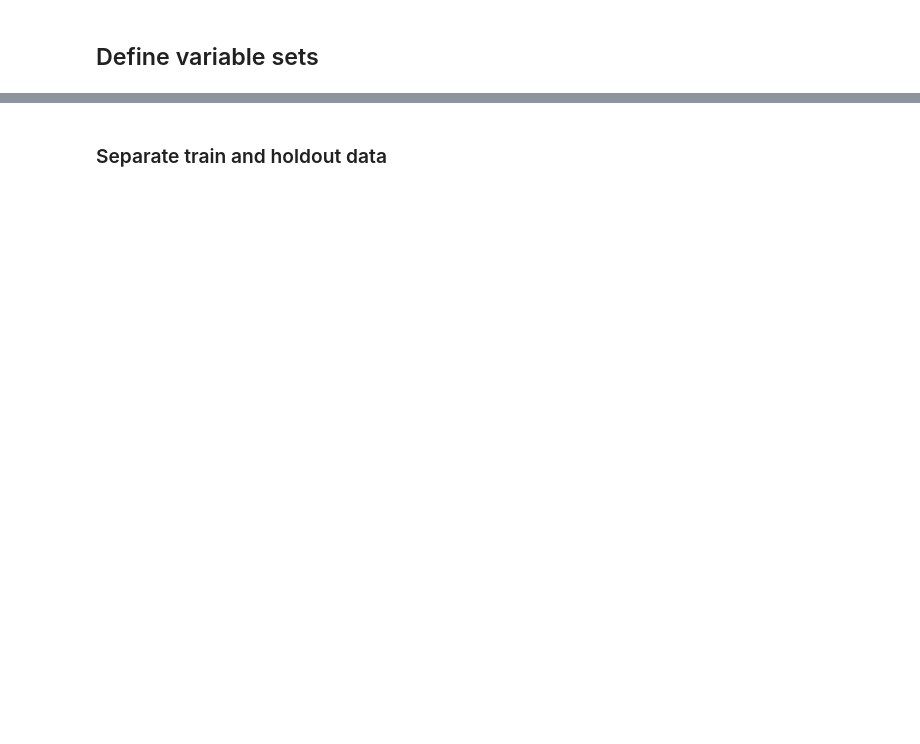
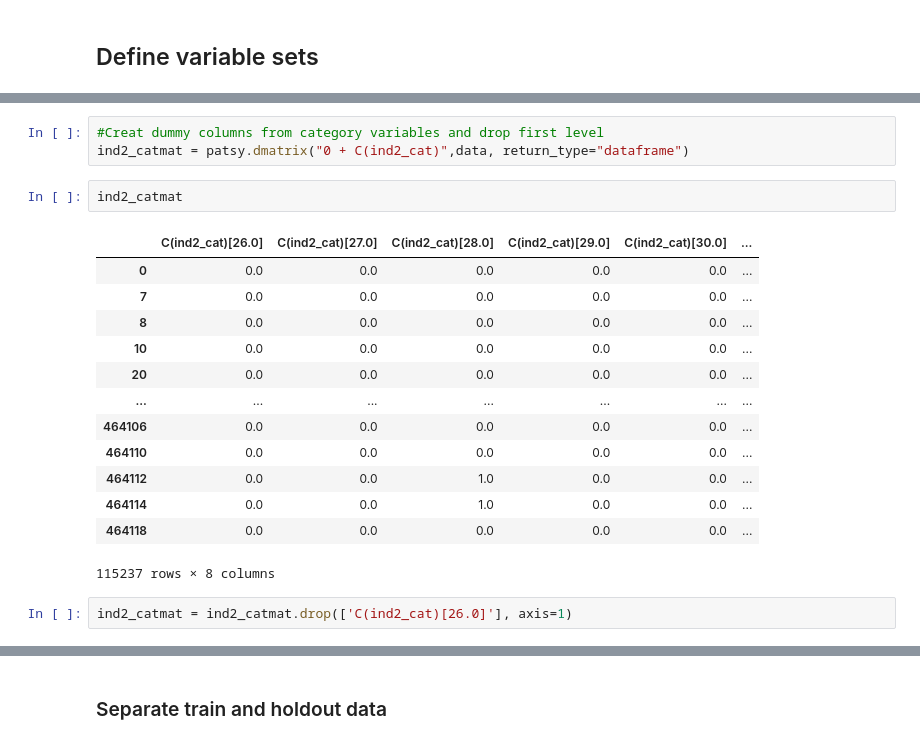
Before and after one commit to mateschieszler/DA3-A3, a Jupyter notebook: DA3_A3_code.ipynb, the cells around one changed output, grey strips where cells are left out. Saved outputs shown, nothing was run; the diff lists cells and outputs as text; blank space fills up the shorter version.

```diff
--- a/DA3_A3_code.ipynb
+++ b/DA3_A3_code.ipynb
@@ -964,0 +1012,21 @@ data.shape
+# %%
+#Creat dummy columns from category variables and drop first level
+ind2_catmat = patsy.dmatrix("0 + C(ind2_cat)",data, return_type="dataframe")
+# %%
+ind2_catmat
+# %% [output]
+|  | C(ind2_cat)[26.0] | C(ind2_cat)[27.0] | C(ind2_cat)[28.0] | C(ind2_cat)[29.0] | C(ind2_cat)[30.0] | ... |
+| 0 | 0.0 | 0.0 | 0.0 | 0.0 | 0.0 | ... |
+| 7 | 0.0 | 0.0 | 0.0 | 0.0 | 0.0 | ... |
+| 8 | 0.0 | 0.0 | 0.0 | 0.0 | 0.0 | ... |
+| 10 | 0.0 | 0.0 | 0.0 | 0.0 | 0.0 | ... |
+| 20 | 0.0 | 0.0 | 0.0 | 0.0 | 0.0 | ... |
+| ... | ... | ... | ... | ... | ... | ... |
+| 464106 | 0.0 | 0.0 | 0.0 | 0.0 | 0.0 | ... |
+| 464110 | 0.0 | 0.0 | 0.0 | 0.0 | 0.0 | ... |
+| 464112 | 0.0 | 0.0 | 1.0 | 0.0 | 0.0 | ... |
+| 464114 | 0.0 | 0.0 | 1.0 | 0.0 | 0.0 | ... |
+| 464118 | 0.0 | 0.0 | 0.0 | 0.0 | 0.0 | ... |
+115237 rows × 8 columns
+# %%
+ind2_catmat = ind2_catmat.drop(['C(ind2_cat)[26.0]'], axis=1)
```
Also changed, not shown: parts of 76 cells of this notebook.
